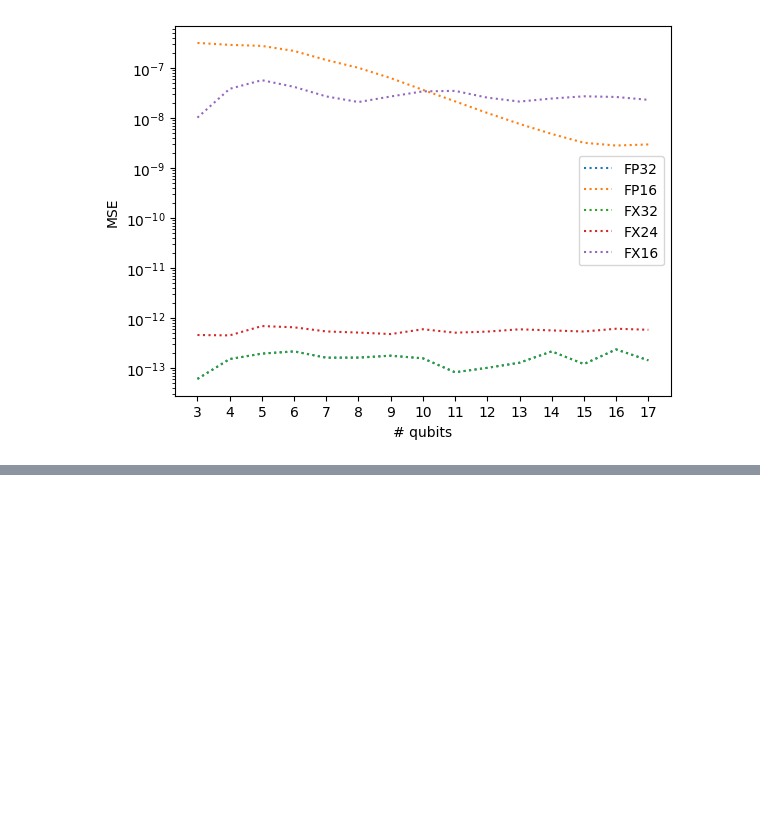
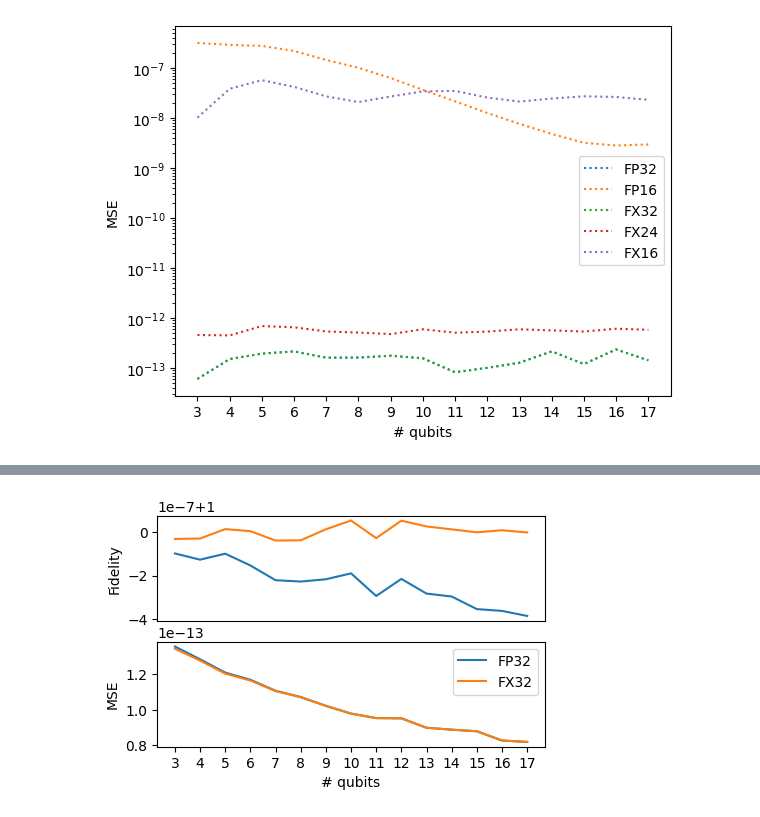
Before and after one commit to NAIST-Archlab/FQsun, a Jupyter notebook: plot_fidelity_mse.ipynb, the cells around one changed output, grey strips where cells are left out. Saved outputs shown, nothing was run; the diff lists cells and outputs as text; code cells hidden in the pictures; blank space fills up the shorter version.

```diff
--- a/plot_fidelity_mse.ipynb
+++ b/plot_fidelity_mse.ipynb
@@ -96,0 +98,40 @@ for datatype in types:
+# %%
+import numpy as np
+import matplotlib.pyplot as plt
+types = ['FP32', 'FX32']
+num_qubits = 17
+depths = 10
+num_repeat = 100
+
+fig, axs = plt.subplots(2, figsize=(5, 3))
+for datatype in types:
+    fidelitiesss = np.zeros((num_qubits - 2, depths, num_repeat))
+    msess = np.zeros((num_qubits - 2, depths, num_repeat))
+
+    for i in range(1, num_repeat + 1):
+        for depth in range(1, depths + 1):
+            mse_file = f'./mse/qrc/{datatype}/{i}/qrc_depth_{depth}_MSE.txt'
+            mse_data = np.loadtxt(mse_file)
+            msess[:, depth - 1, i - 1] = mse_data
+
+    mean_msess = np.mean(msess, axis=(1,2))
+    axs[1].plot(range(3,18), mean_msess, label=datatype)
+    fidelitiesss = np.zeros((num_qubits - 2, depths, num_repeat))
+    for i in range(1, num_repeat + 1):
+        for depth in range(1, depths + 1):
+            fidelity_file = f'./fidelity/qrc/{datatype}/{i}/qrc__{depth}depth_Fidelity.txt'
+            fidelity_data = np.loadtxt(fidelity_file)
+            fidelitiesss[:, depth - 1, i - 1] = fidelity_data
+
+    mean_fidelitiesss = np.mean(fidelitiesss, axis=(1,2))
+    axs[0].plot(range(3,18), mean_fidelitiesss, label=datatype)
+axs[1].set_xticks(range(3, 18))
+axs[0].set_xticks([])
+axs[1].set_xlabel('# qubits')
+axs[0].set_ylabel(rf'Fidelity')
+axs[1].set_ylabel(rf'MSE')
+axs[1].legend()
+
+plt.savefig('qrc_mse.svg', bbox_inches='tight')
+# %% [output]
+[figure, added]
```
Also changed, not shown: parts of 1 cell of this notebook, 35 other files.
